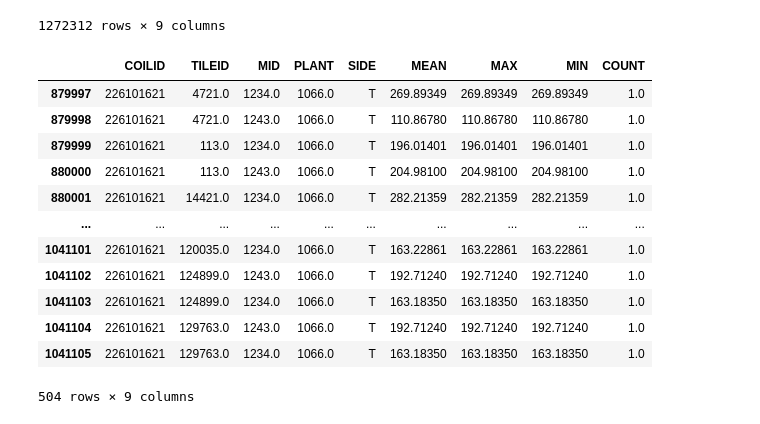
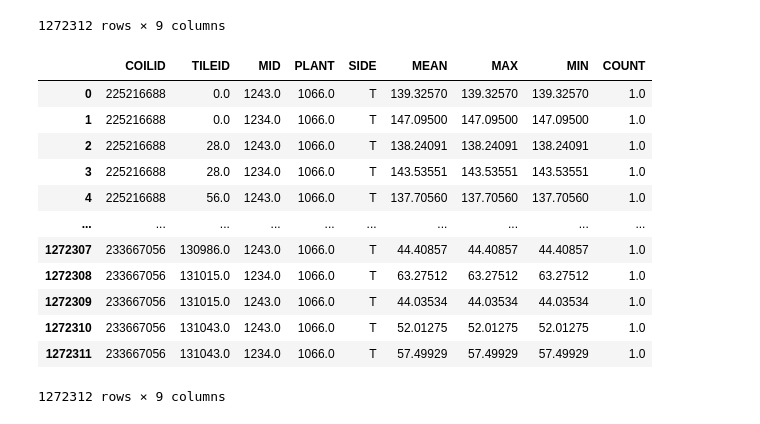
Before and after one commit to ifh1001/TFM, a Jupyter notebook: src/CargaDatos.ipynb, the cells around one changed output. Cells and saved outputs as stored; diff of their text form; code cells hidden in the pictures.

```diff
--- a/src/CargaDatos.ipynb
+++ b/src/CargaDatos.ipynb
@@ -212,22 +230,23 @@ dosD
 | 1272310 | 231628391 | 5176.0 | 1243.0 | 1066.0 | T | 290.91199 | 290.91199 | 290.91199 | 1.0 |
 | 1272311 | 231628391 | 6968.0 | 1243.0 | 1066.0 | T | 282.36630 | 282.36630 | 282.36630 | 1.0 |
 1272312 rows × 9 columns
-# %%
-dosD.loc[dosD['COILID']=='226101621']
-# %% [output]
-|  | COILID | TILEID | MID | PLANT | SIDE | MEAN | MAX | MIN | COUNT |
-| 879997 | 226101621 | 4721.0 | 1234.0 | 1066.0 | T | 269.89349 | 269.89349 | 269.89349 | 1.0 |
-| 879998 | 226101621 | 4721.0 | 1243.0 | 1066.0 | T | 110.86780 | 110.86780 | 110.86780 | 1.0 |
-| 879999 | 226101621 | 113.0 | 1234.0 | 1066.0 | T | 196.01401 | 196.01401 | 196.01401 | 1.0 |
-| 880000 | 226101621 | 113.0 | 1243.0 | 1066.0 | T | 204.98100 | 204.98100 | 204.98100 | 1.0 |
-| 880001 | 226101621 | 14421.0 | 1234.0 | 1066.0 | T | 282.21359 | 282.21359 | 282.21359 | 1.0 |
-| ... | ... | ... | ... | ... | ... | ... | ... | ... | ... |
-| 1041101 | 226101621 | 120035.0 | 1234.0 | 1066.0 | T | 163.22861 | 163.22861 | 163.22861 | 1.0 |
-| 1041102 | 226101621 | 124899.0 | 1243.0 | 1066.0 | T | 192.71240 | 192.71240 | 192.71240 | 1.0 |
-| 1041103 | 226101621 | 124899.0 | 1234.0 | 1066.0 | T | 163.18350 | 163.18350 | 163.18350 | 1.0 |
-| 1041104 | 226101621 | 129763.0 | 1243.0 | 1066.0 | T | 192.71240 | 192.71240 | 192.71240 | 1.0 |
-| 1041105 | 226101621 | 129763.0 | 1234.0 | 1066.0 | T | 163.18350 | 163.18350 | 163.18350 | 1.0 |
-504 rows × 9 columns
+# %%
+dosD = dosD.sort_values(['COILID', 'TILEID']).reset_index(drop=True)
+dosD
+# %% [output]
+|  | COILID | TILEID | MID | PLANT | SIDE | MEAN | MAX | MIN | COUNT |
+| 0 | 225216688 | 0.0 | 1243.0 | 1066.0 | T | 139.32570 | 139.32570 | 139.32570 | 1.0 |
+| 1 | 225216688 | 0.0 | 1234.0 | 1066.0 | T | 147.09500 | 147.09500 | 147.09500 | 1.0 |
+| 2 | 225216688 | 28.0 | 1243.0 | 1066.0 | T | 138.24091 | 138.24091 | 138.24091 | 1.0 |
+| 3 | 225216688 | 28.0 | 1234.0 | 1066.0 | T | 143.53551 | 143.53551 | 143.53551 | 1.0 |
+| 4 | 225216688 | 56.0 | 1243.0 | 1066.0 | T | 137.70560 | 137.70560 | 137.70560 | 1.0 |
+| ... | ... | ... | ... | ... | ... | ... | ... | ... | ... |
+| 1272307 | 233667056 | 130986.0 | 1243.0 | 1066.0 | T | 44.40857 | 44.40857 | 44.40857 | 1.0 |
+| 1272308 | 233667056 | 131015.0 | 1234.0 | 1066.0 | T | 63.27512 | 63.27512 | 63.27512 | 1.0 |
+| 1272309 | 233667056 | 131015.0 | 1243.0 | 1066.0 | T | 44.03534 | 44.03534 | 44.03534 | 1.0 |
+| 1272310 | 233667056 | 131043.0 | 1243.0 | 1066.0 | T | 52.01275 | 52.01275 | 52.01275 | 1.0 |
+| 1272311 | 233667056 | 131043.0 | 1234.0 | 1066.0 | T | 57.49929 | 57.49929 | 57.49929 | 1.0 |
+1272312 rows × 9 columns
 # %%
 aDF2 = analizador(dosD, clasif)
 aDF2
```
Also changed, not shown: parts of 5 cells of this notebook.
